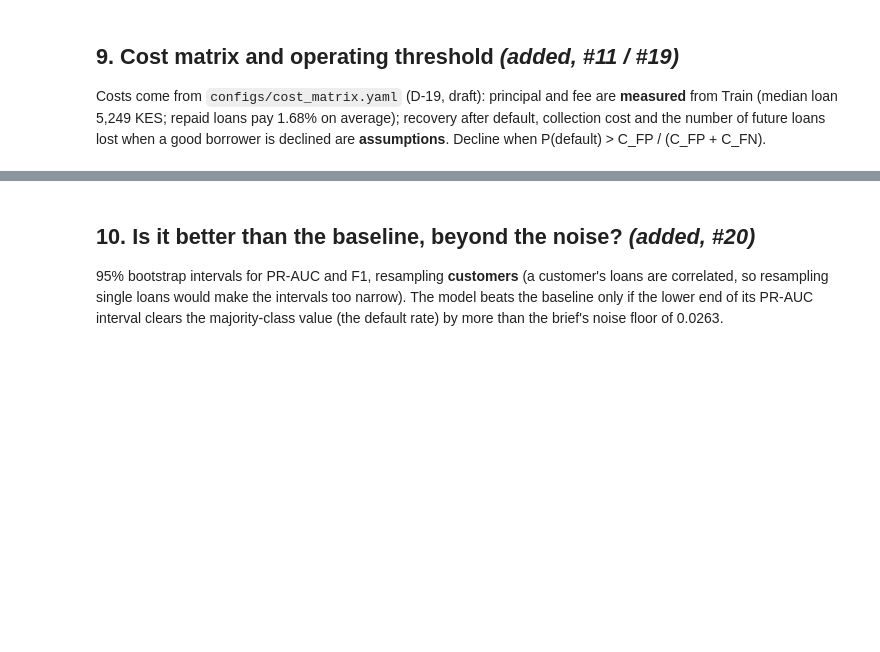
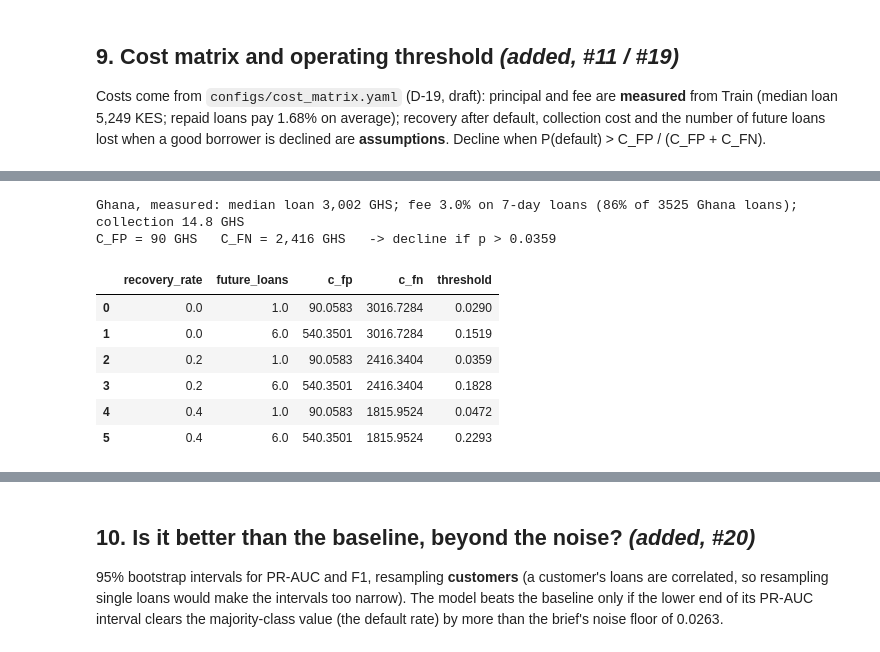
Before and after one commit to ASU-MICS-2028/mle-group-2-prosit-2, a Jupyter notebook: notebooks/02_classification.ipynb, the cells around one changed output, grey strips where cells are left out. Cells and saved outputs as stored; diff of their text form; code cells hidden in the pictures; blank space fills up the shorter version.

```diff
--- a/notebooks/02_classification.ipynb
+++ b/notebooks/02_classification.ipynb
@@ -590,0 +619,40 @@ F1-maximising threshold (what Zindi's F1 rewards): 0.130  F1=0.260  approval rat
+# %%
+from src import config as C
+from src.evaluation import measure_market_cost_inputs
+
+gh = measure_market_cost_inputs(pd.read_csv(C.TEST_CSV), country="Ghana")
+feats = pd.read_parquet("../data/processed/features.parquet")
+fx = feats.sort_values("disbursement_date").groupby("country_id")["macro_fx"].last()   # local currency per USD
+collection_ghs = cost["collection_cost"] / fx["Kenya"] * fx["Ghana"]
+ghana = dict(principal=gh["principal_median"], fee_rate=gh["fee_rate_median_on_term"], collection_cost=collection_ghs)
+cost_gh = cost_matrix_threshold(**ghana)
+print(f"Ghana, measured: median loan {gh['principal_median']:,.0f} GHS; fee {gh['fee_rate_median_on_term']:.1%} on "
+      f"{gh['term_days']:.0f}-day loans ({gh['share_on_term']:.0%} of {gh['n_loans']:.0f} Ghana loans); "
+      f"collection {collection_ghs:.1f} GHS")
+print(f"C_FP = {cost_gh['c_fp']:,.0f} GHS   C_FN = {cost_gh['c_fn']:,.0f} GHS   -> decline if p > {cost_gh['threshold']:.4f}")
+
+sens_gh = pd.DataFrame([cost_matrix_threshold(**ghana, recovery_rate=r, future_loans=f)
+                        for r in (0.0, 0.2, 0.4) for f in (1, 6)])
+display(sens_gh[["recovery_rate", "future_loans", "c_fp", "c_fn", "threshold"]].round(4))
+
+# What the Ghana threshold does on our (Kenyan) out-of-fold predictions, and the money it saves
+rows = []
+for name, c_ in [("Kenya config (sec. 9)", cost), ("Ghana, measured", cost_gh)]:
+    m = classification_metrics(y_all, p_cal, threshold=c_["threshold"])
+    loss_model = (m["fp"] * c_["c_fp"] + m["fn"] * c_["c_fn"]) / len(y_all)
+    loss_all = y_all.mean() * c_["c_fn"]
+    rows.append({"costs": name, "threshold": c_["threshold"], "approval_rate": m["selection_rate"],
+                 "defaults_caught": m["recall"], "good_declined": m["fp"],
+                 "loss_per_application": loss_model, "loss_approve_all": loss_all,
+                 "saving": 1 - loss_model / loss_all})
+pd.DataFrame(rows).set_index("costs").round(4)
+# %% [output]
+Ghana, measured: median loan 3,002 GHS; fee 3.0% on 7-day loans (86% of 3525 Ghana loans); collection 14.8 GHS
+C_FP = 90 GHS   C_FN = 2,416 GHS   -> decline if p > 0.0359
+|  | recovery_rate | future_loans | c_fp | c_fn | threshold |
+| 0 | 0.0 | 1.0 | 90.0583 | 3016.7284 | 0.0290 |
+| 1 | 0.0 | 6.0 | 540.3501 | 3016.7284 | 0.1519 |
+| 2 | 0.2 | 1.0 | 90.0583 | 2416.3404 | 0.0359 |
+| 3 | 0.2 | 6.0 | 540.3501 | 2416.3404 | 0.1828 |
+| 4 | 0.4 | 1.0 | 90.0583 | 1815.9524 | 0.0472 |
+| 5 | 0.4 | 6.0 | 540.3501 | 1815.9524 | 0.2293 |
```
Also changed, not shown: parts of 27 cells of this notebook, 11 other files.
